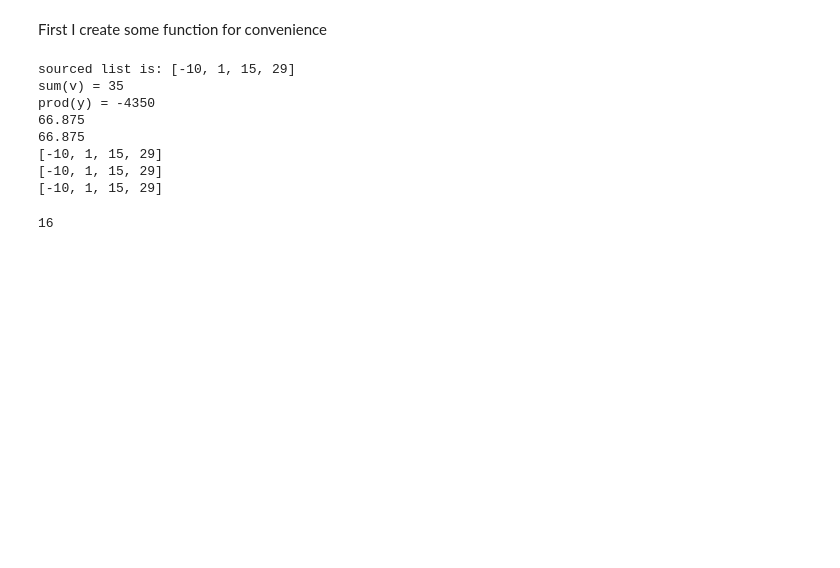
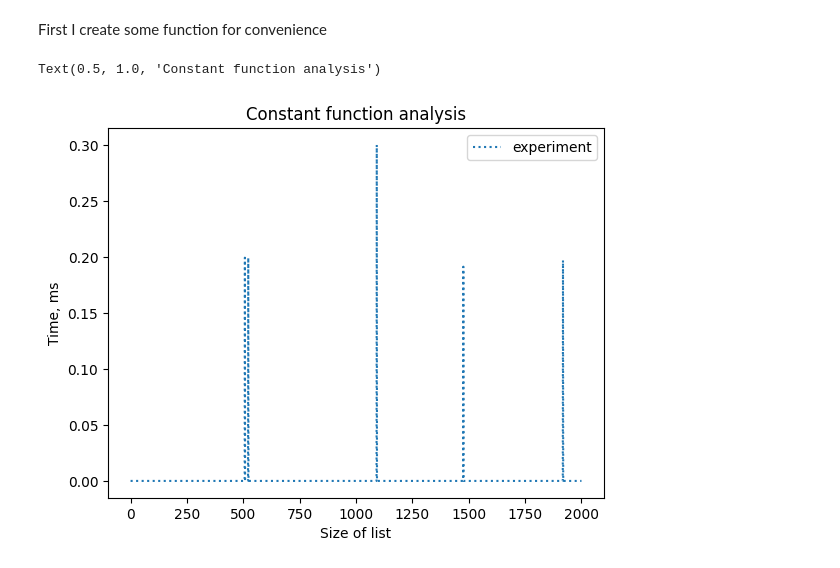
Before and after one commit to abrleva8/ITMO_algorithms, a Jupyter notebook: task_1.ipynb, the cells around one changed output. Drawn from its saved outputs; the diff is of its cells as text; code cells hidden in the pictures; blank space fills up the shorter version.

```diff
--- a/task_1.ipynb
+++ b/task_1.ipynb
@@ -113,30 +220,0 @@ def tim_sort(v: list[int]) -> list[int]:
-# %%
-v = generate_random_list(4)
-total = sum_of_list(v)
-prod = prod_of_list(v)
-p_sum = polynom_sum(v)
-p_sum_horner = polynom_sum_horner(v)
-sorted_list_bubble = bubble_sort(v)
-sorted_list_quick = quick_sort(v)
-sorted_list_tim = tim_sort(v)
-print(f'sourced list is: {v}')
-print(f'sum(v) = {total}')
-print(f'prod(y) = {prod}')
-print(p_sum)
-print(p_sum_horner)
-print(sorted_list_bubble)
-print(sorted_list_quick)
-print(sorted_list_tim)
-# %% [output]
-sourced list is: [-10, 1, 15, 29]
-sum(v) = 35
-prod(y) = -4350
-66.875
-66.875
-[-10, 1, 15, 29]
-[-10, 1, 15, 29]
-[-10, 1, 15, 29]
-# %%
-sum_of_list(v)
-# %% [output]
-16
@@ -142,0 +264,9 @@ sum_of_list(v)
+# %%
+plt.plot(list_time_constant, linestyle='dotted', label='experiment')
+plt.legend()
+plt.xlabel('Size of list')
+plt.ylabel('Time, ms')
+plt.title('Constant function analysis')
+# %% [output]
+Text(0.5, 1.0, 'Constant function analysis')
+[figure, added]
```
Also changed, not shown: parts of 16 cells of this notebook.
